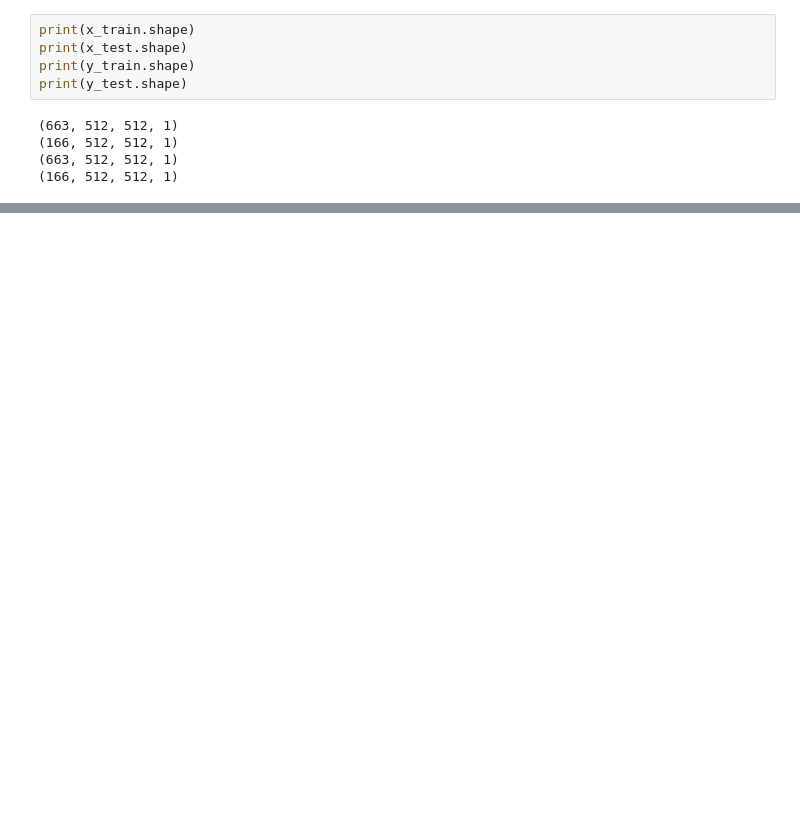
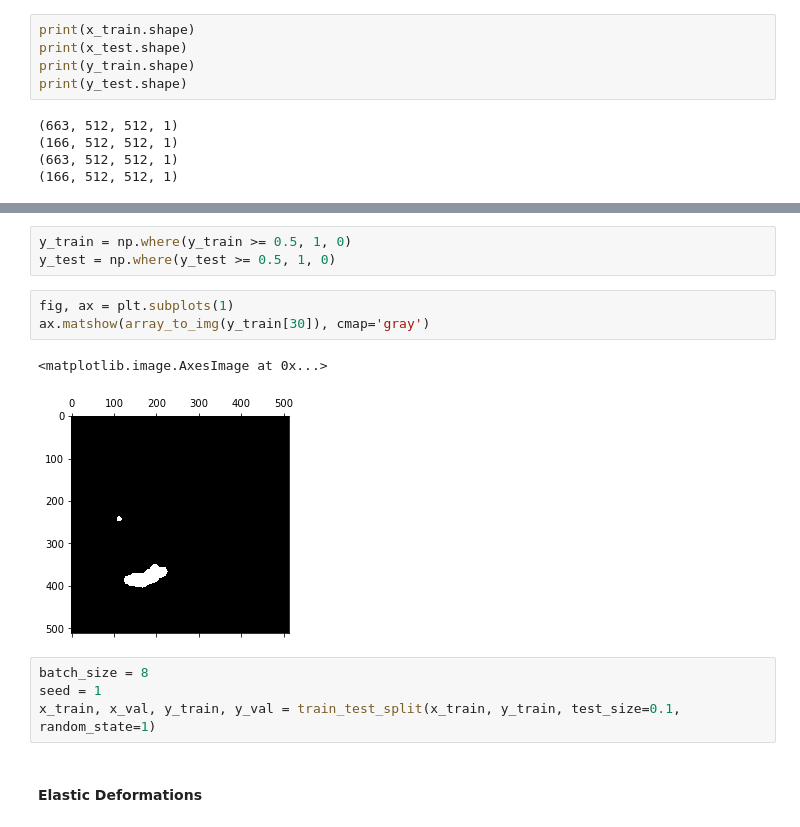
Before and after one commit to mxmlnau/Deep-project, a Jupyter notebook: code.ipynb, the cells around one changed output, grey strips where cells are left out. Drawn from its saved outputs; the diff is of its cells as text; blank space fills up the shorter version.

```diff
--- a/code.ipynb
+++ b/code.ipynb
@@ -83,0 +103,15 @@ ax.matshow(x[70], cmap='gray')
+# %%
+y_train = np.where(y_train >= 0.5, 1, 0)
+y_test = np.where(y_test >= 0.5, 1, 0)
+# %%
+fig, ax = plt.subplots(1)
+ax.matshow(array_to_img(y_train[30]), cmap='gray')
+# %% [output]
+<matplotlib.image.AxesImage at 0x...>
+[figure, added]
+# %%
+batch_size = 8
+seed = 1
+x_train, x_val, y_train, y_val = train_test_split(x_train, y_train, test_size=0.1, random_state=1)
+# %% [markdown]
+<h4>Elastic Deformations</h4>
```
Also changed, not shown: parts of 26 cells of this notebook.
